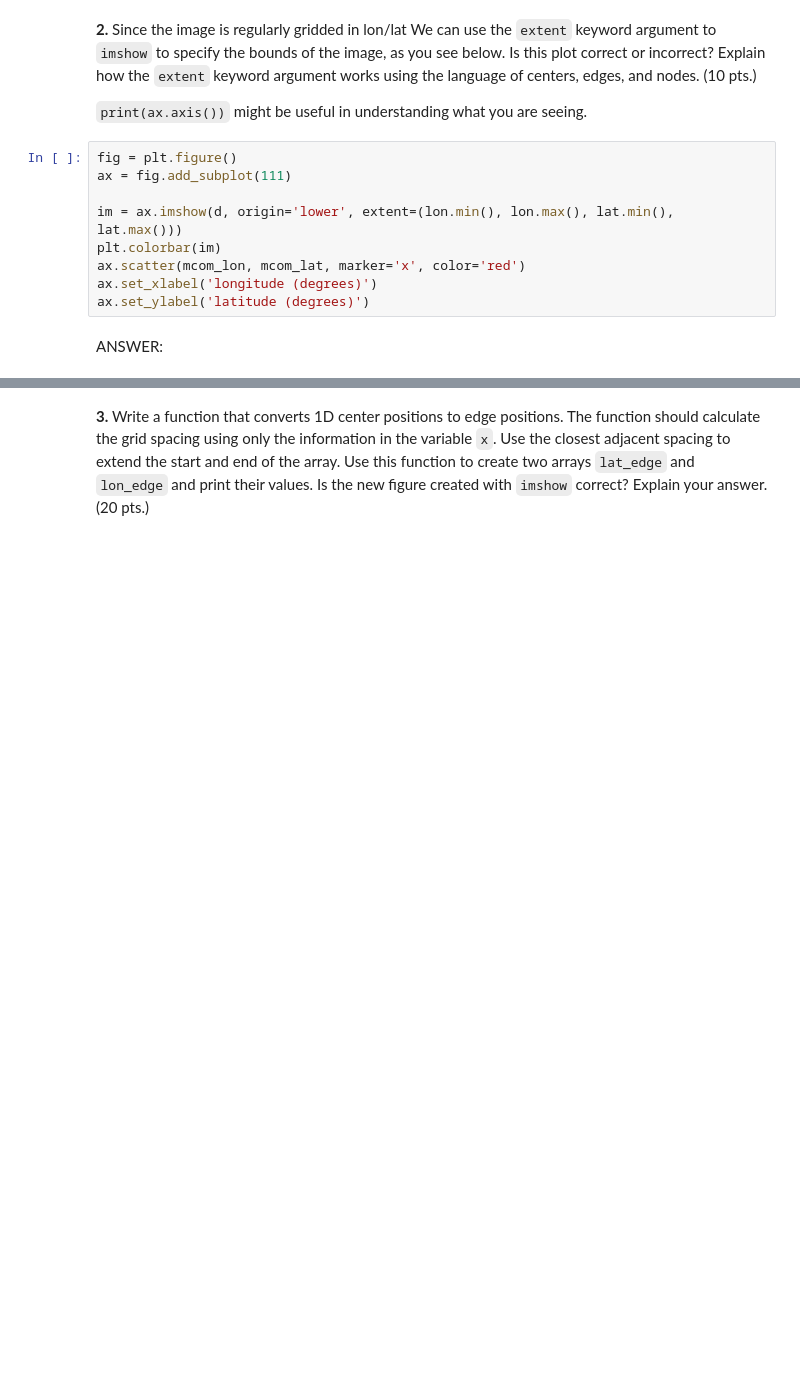
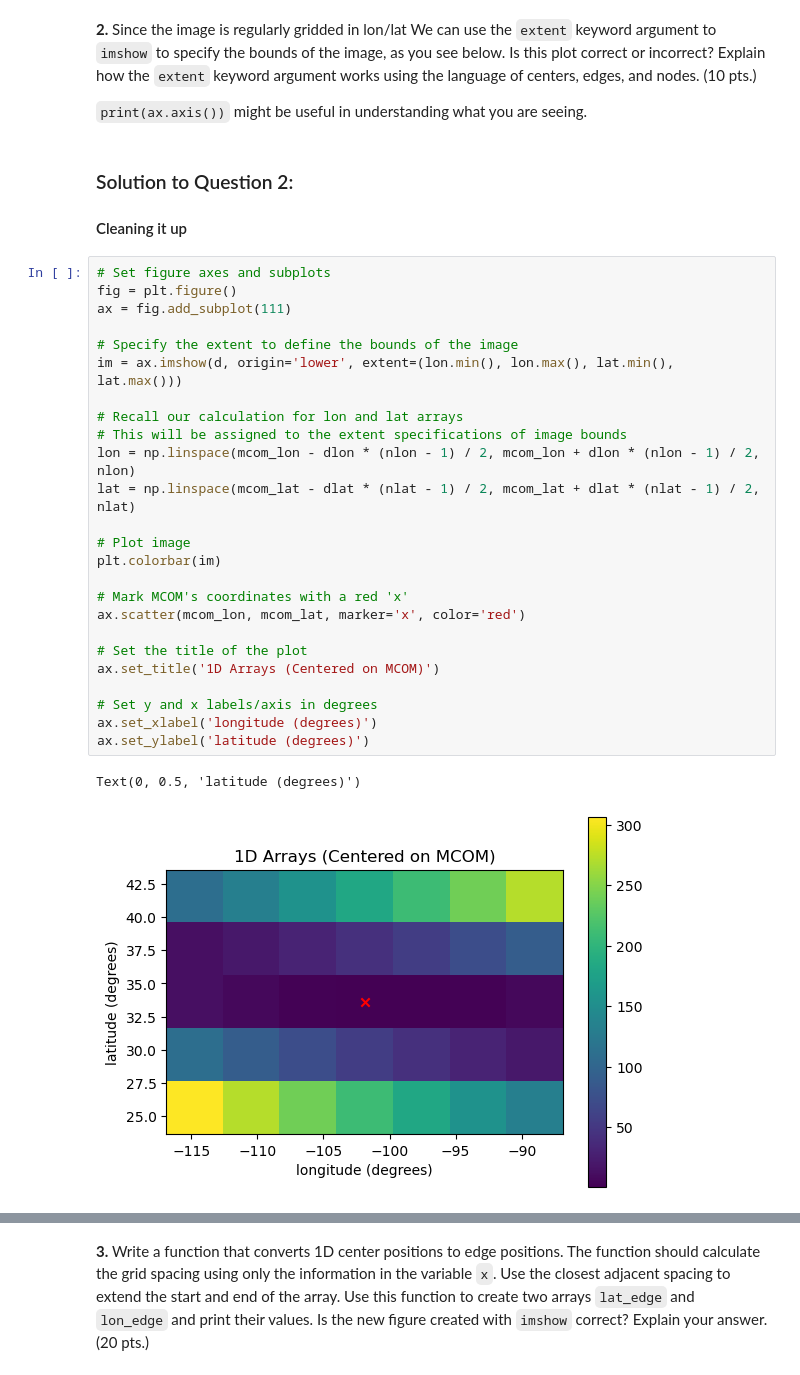
Before and after one commit to temidayo-coder/data-fields, a Jupyter notebook: Homework 1.ipynb, the cells around one changed output, grey strips where cells are left out. Cells and saved outputs as stored; diff of their text form; blank space fills up the shorter version.

```diff
--- a/Homework 1.ipynb
+++ b/Homework 1.ipynb
@@ -54,14 +120,34 @@ print(lat)
 **2.** Since the image is regularly gridded in lon/lat We can use the `extent` keyword argument to `imshow` to specify the bounds of the image, as you see below. Is this plot correct or incorrect? Explain how the `extent` keyword argument works using the language of centers, edges, and nodes. (10 pts.)
 
 `print(ax.axis())` might be useful in understanding what you are seeing.
+# %% [markdown]
+### Solution to Question 2:
+#### Cleaning it up
 # %%
+# Set figure axes and subplots
 fig = plt.figure()
 ax = fig.add_subplot(111)
 
+# Specify the extent to define the bounds of the image
 im = ax.imshow(d, origin='lower', extent=(lon.min(), lon.max(), lat.min(), lat.max()))
+
+# Recall our calculation for lon and lat arrays
+# This will be assigned to the extent specifications of image bounds
+lon = np.linspace(mcom_lon - dlon * (nlon - 1) / 2, mcom_lon + dlon * (nlon - 1) / 2, nlon)
+lat = np.linspace(mcom_lat - dlat * (nlat - 1) / 2, mcom_lat + dlat * (nlat - 1) / 2, nlat)
+
+# Plot image
 plt.colorbar(im)
+
+# Mark MCOM's coordinates with a red 'x'
 ax.scatter(mcom_lon, mcom_lat, marker='x', color='red')
+
+# Set the title of the plot
+ax.set_title('1D Arrays (Centered on MCOM)')
+
+# Set y and x labels/axis in degrees
 ax.set_xlabel('longitude (degrees)')
 ax.set_ylabel('latitude (degrees)')
+# %% [output]
+Text(0, 0.5, 'latitude (degrees)')
+[figure, added]
-# %% [markdown]
-ANSWER:
```
Also changed, not shown: parts of 12 cells of this notebook, 1 other file.
